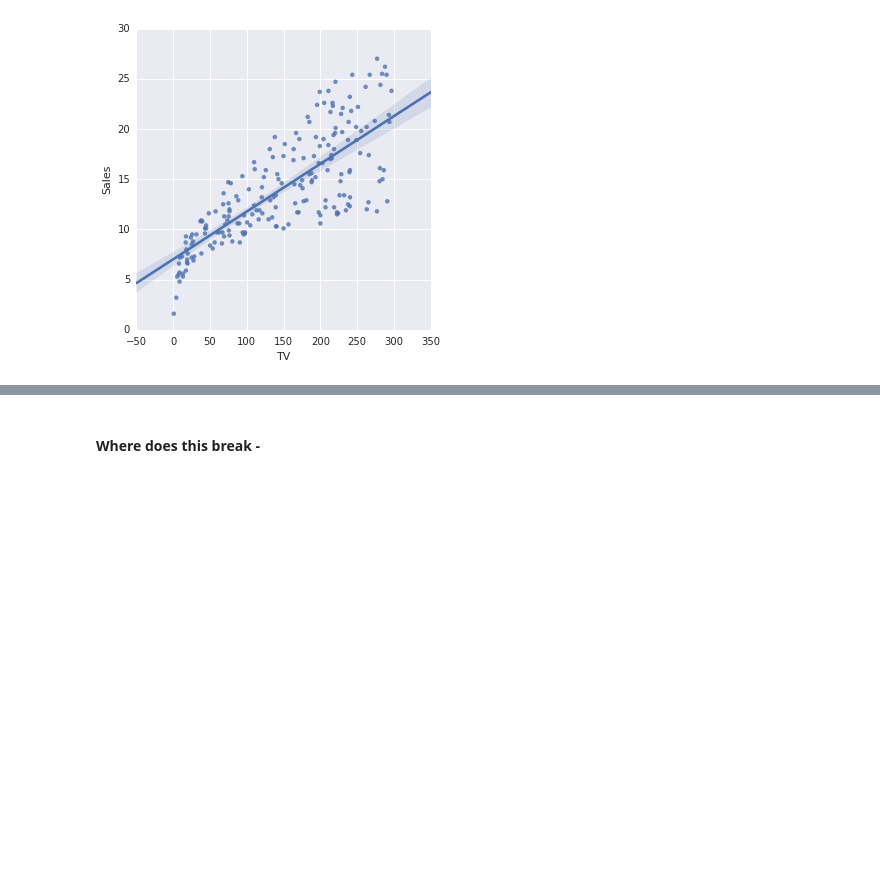
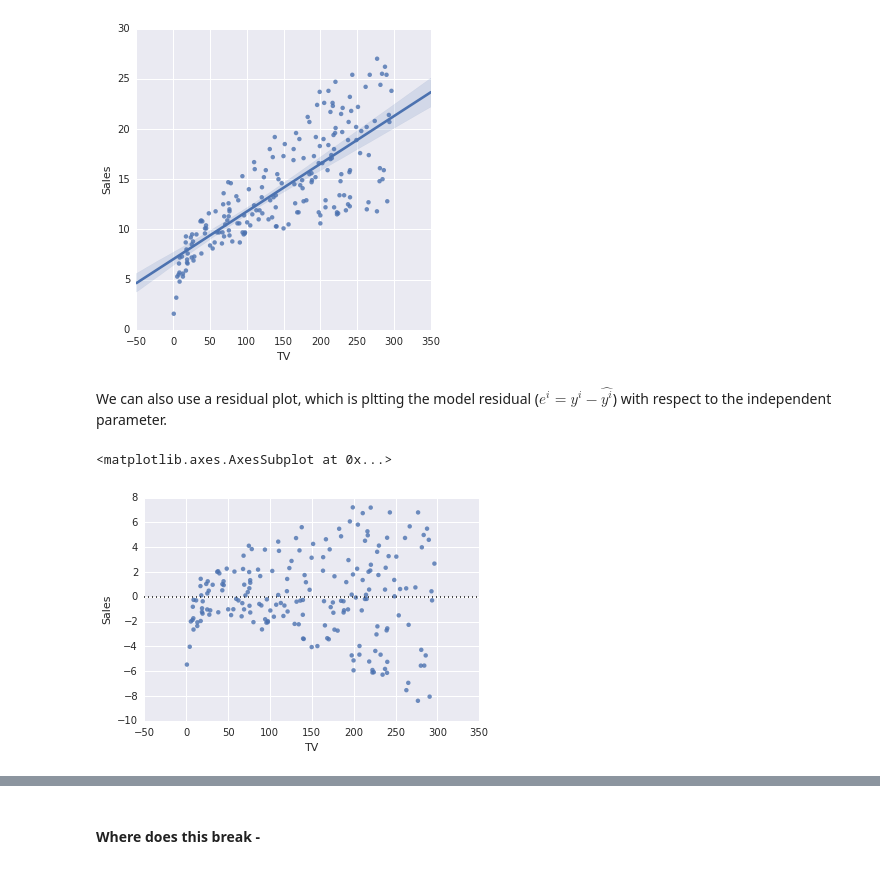
Before and after one commit to lmart999/CS229_ISL, a Jupyter notebook: Linear Regression.ipynb, the cells around one changed output, grey strips where cells are left out. Cells and saved outputs as stored; diff of their text form; code cells hidden in the pictures; blank space fills up the shorter version.

```diff
--- a/Linear Regression.ipynb
+++ b/Linear Regression.ipynb
@@ -318,4 +340,11 @@ sns.lmplot("TV", "Sales", t)
 # %% [output]
 <seaborn.axisgrid.FacetGrid at 0x...>
 [figure]
+# %% [markdown]
+We can also use a residual plot, which is pltting the model residual ($e^i = y^i - \hat{y^i}$) with respect to the independent parameter.
+# %%
+sns.residplot("TV", "Sales", t)
+# %% [output]
+<matplotlib.axes.AxesSubplot at 0x...>
+[figure, added]
 # %%
```
Also changed, not shown: parts of 31 cells of this notebook.
